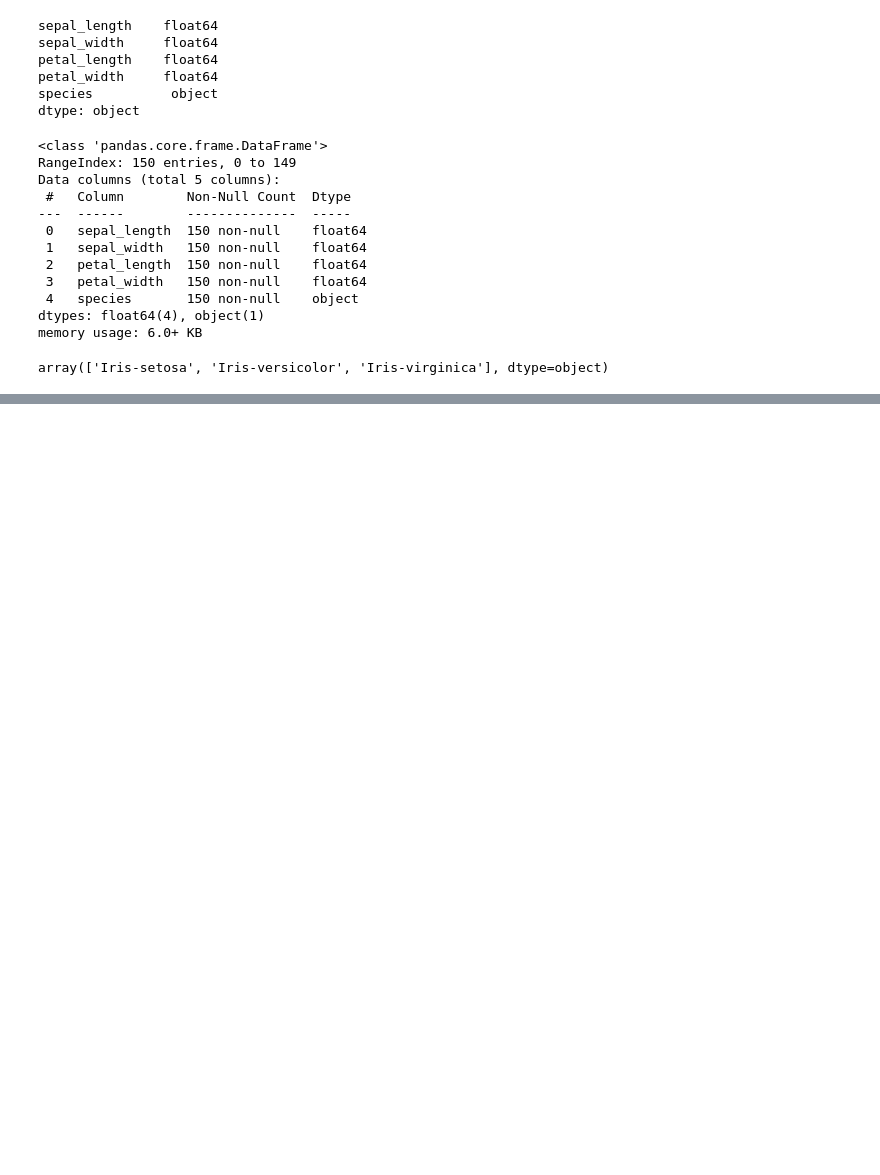
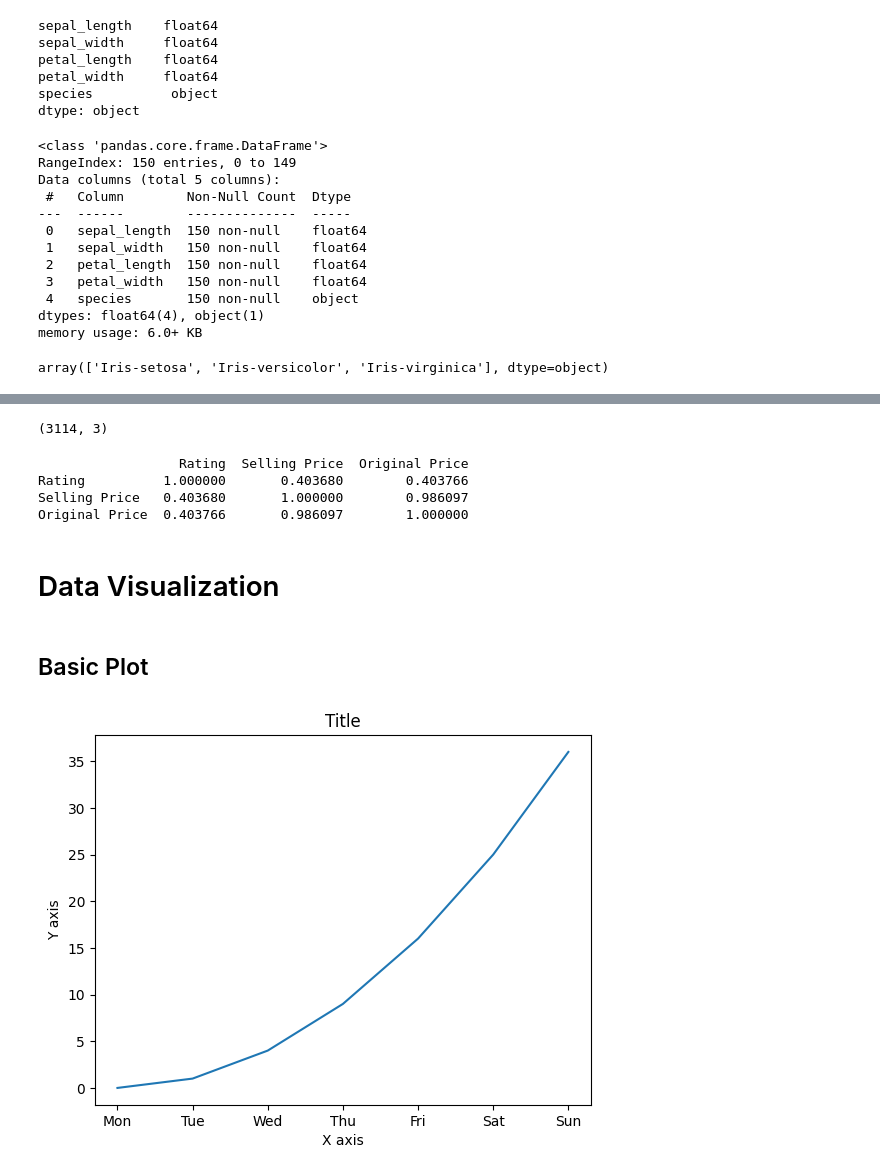
Before and after one commit to zohaib166/python_general, a Jupyter notebook: Python_Unit_II_Demo.ipynb, the cells around one changed output, grey strips where cells are left out. Drawn from its saved outputs; the diff is of its cells as text; code cells hidden in the pictures; blank space fills up the shorter version.

```diff
--- a/Python_Unit_II_Demo.ipynb
+++ b/Python_Unit_II_Demo.ipynb
@@ -523,0 +874,31 @@ array(['Iris-setosa', 'Iris-versicolor', 'Iris-virginica'], dtype=object)
+# %%
+num_data = mobiles2.select_dtypes(exclude = [object])
+print(num_data.shape)
+# %% [output]
+(3114, 3)
+# %%
+corr_mat = num_data.corr()
+print(corr_mat)
+# %% [output]
+                  Rating  Selling Price  Original Price
+Rating          1.000000       0.403680        0.403766
+Selling Price   0.403680       1.000000        0.986097
+Original Price  0.403766       0.986097        1.000000
+# %% [markdown]
+# Data Visualization
+# %% [markdown]
+## Basic Plot
+# %%
+import matplotlib.pyplot as plt
+%matplotlib inline
+import numpy as np
+x = np.linspace(0,6,7)
+y = x**2
+plt.plot(x,y)
+plt.xlabel("X axis")
+plt.ylabel("Y axis")
+plt.title("Title")
+plt.xticks(np.arange(0,7),['Mon','Tue','Wed','Thu','Fri','Sat','Sun'])
+plt.show()
+# %% [output]
+[figure, added]
```
Also changed, not shown: parts of 52 cells of this notebook.
